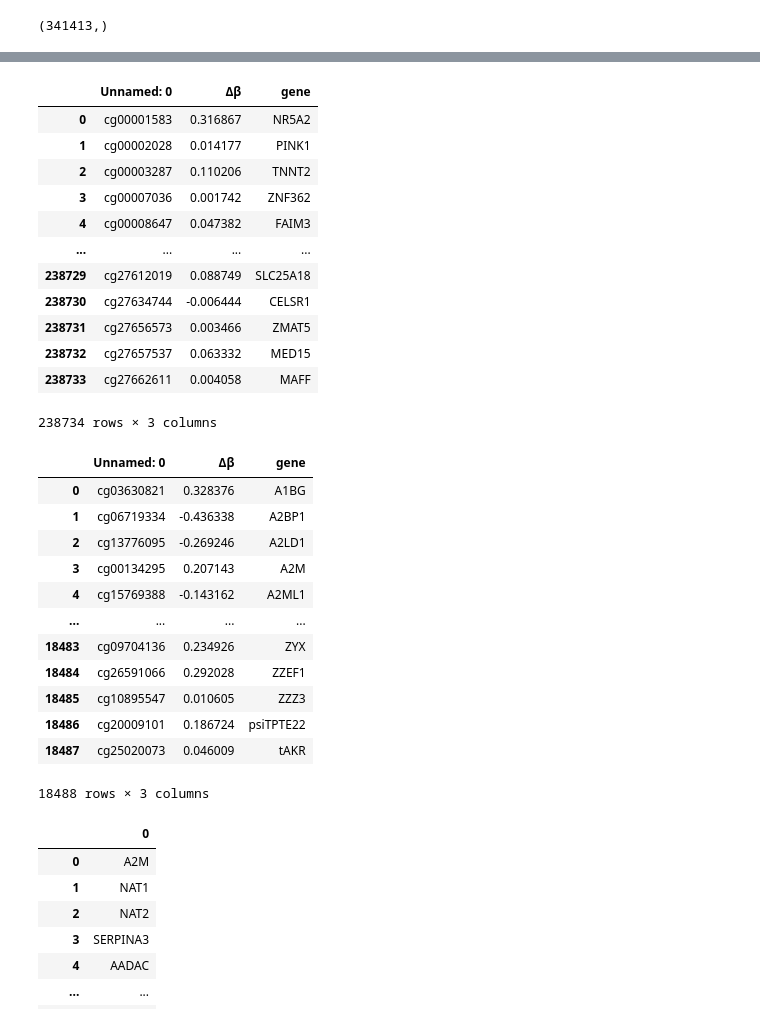
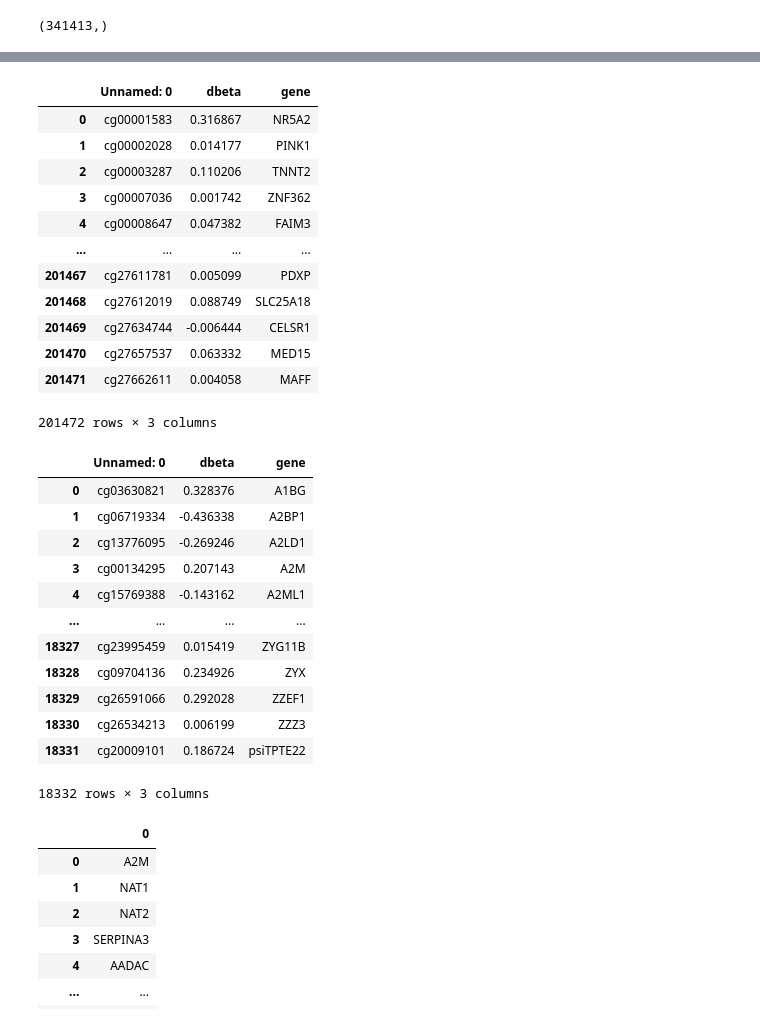
Before and after one commit to BioTechCo/main_project, a Jupyter notebook: src/basic_process.ipynb, the cells around one changed output, grey strips where cells are left out. Cells and saved outputs as stored; diff of their text form; code cells hidden in the pictures.

```diff
--- a/src/basic_process.ipynb
+++ b/src/basic_process.ipynb
@@ -7,14 +5,8 @@ test = pd.read_csv("../champ_result/all_beta_normalized_test.csv")
+# %%
+id_list = pd.read_csv("../result/id_list.txt", header=None)
 # %%
 # get the intersection of train and test on "Unnamed: 0"
-train_id = train["Unnamed: 0"]
-test_id = test["Unnamed: 0"]
-train_id = train_id.tolist()
-test_id = test_id.tolist()
-common_id = list(set(train_id).intersection(set(test_id)))
-
-# filter train and test on "Unnamed: 0" that are in common_id
-train = train[train["Unnamed: 0"].isin(common_id)]
-test = test[test["Unnamed: 0"].isin(common_id)]
+train = train[train["Unnamed: 0"].isin(id_list[0])]
 # %%
 train_normal = train.iloc[:, 1:95:2].T
 train_tumor = train.iloc[:,95::2].T
@@ -62,6 +54,6 @@ print(train_tumor_mean.shape)
 # %% [output]
 (341413,)
 # %%
-Δβ = pd.merge(train.iloc[:,:1], pd.DataFrame(train_tumor_mean, columns = ["Δβ"]), left_index=True, right_index=True)
+Δβ = pd.merge(train.iloc[:,:1], pd.DataFrame(train_tumor_mean, columns = ["dbeta"]), left_index=True, right_index=True)
 Δβ
 # %% [output]
@@ -141,44 +88,44 @@ merged_dmp
 # %%
-result = pd.merge(Δβ, merged_dmp, on="Unnamed: 0", how="inner")
+result = pd.merge(Δβ, dmp_train, on="Unnamed: 0", how="inner")
 result
 # %% [output]
-|  | Unnamed: 0 | Δβ | gene |
+|  | Unnamed: 0 | dbeta | gene |
 | 0 | cg00001583 | 0.316867 | NR5A2 |
 | 1 | cg00002028 | 0.014177 | PINK1 |
 | 2 | cg00003287 | 0.110206 | TNNT2 |
 | 3 | cg00007036 | 0.001742 | ZNF362 |
 | 4 | cg00008647 | 0.047382 | FAIM3 |
 | ... | ... | ... | ... |
-| 238729 | cg27612019 | 0.088749 | SLC25A18 |
-| 238730 | cg27634744 | -0.006444 | CELSR1 |
-| 238731 | cg27656573 | 0.003466 | ZMAT5 |
-| 238732 | cg27657537 | 0.063332 | MED15 |
-| 238733 | cg27662611 | 0.004058 | MAFF |
+| 201467 | cg27611781 | 0.005099 | PDXP |
+| 201468 | cg27612019 | 0.088749 | SLC25A18 |
+| 201469 | cg27634744 | -0.006444 | CELSR1 |
+| 201470 | cg27657537 | 0.063332 | MED15 |
+| 201471 | cg27662611 | 0.004058 | MAFF |
-238734 rows × 3 columns
+201472 rows × 3 columns
 # %%
 # a = result.sort_values(by=['gene'])[result['gene'] == "A2BP1"]
 # a.groupby(['gene']).apply(find_max_dBeta)
 # %%
 def find_max_dBeta_grouped(group):
-    idx_max = group['Δβ'].abs().idxmax()
+    idx_max = group['dbeta'].abs().idxmax()
     return group.loc[idx_max]
 
 result_max_per_gene = result.groupby("gene").apply(find_max_dBeta_grouped).reset_index(drop=True)
 result_max_per_gene
 # %% [output]
-|  | Unnamed: 0 | Δβ | gene |
+|  | Unnamed: 0 | dbeta | gene |
 | 0 | cg03630821 | 0.328376 | A1BG |
 | 1 | cg06719334 | -0.436338 | A2BP1 |
 | 2 | cg13776095 | -0.269246 | A2LD1 |
 | 3 | cg00134295 | 0.207143 | A2M |
 | 4 | cg15769388 | -0.143162 | A2ML1 |
 | ... | ... | ... | ... |
-| 18483 | cg09704136 | 0.234926 | ZYX |
-| 18484 | cg26591066 | 0.292028 | ZZEF1 |
-| 18485 | cg10895547 | 0.010605 | ZZZ3 |
-| 18486 | cg20009101 | 0.186724 | psiTPTE22 |
-| 18487 | cg25020073 | 0.046009 | tAKR |
+| 18327 | cg23995459 | 0.015419 | ZYG11B |
+| 18328 | cg09704136 | 0.234926 | ZYX |
+| 18329 | cg26591066 | 0.292028 | ZZEF1 |
+| 18330 | cg26534213 | 0.006199 | ZZZ3 |
+| 18331 | cg20009101 | 0.186724 | psiTPTE22 |
-18488 rows × 3 columns
+18332 rows × 3 columns
 # %%
 single = pd.read_csv('../comorbidity/matchgene174_single_3Y10__OR2.txt', sep='\t', header=None)
 single
```
Also changed, not shown: parts of 9 cells of this notebook, 4 other files.
